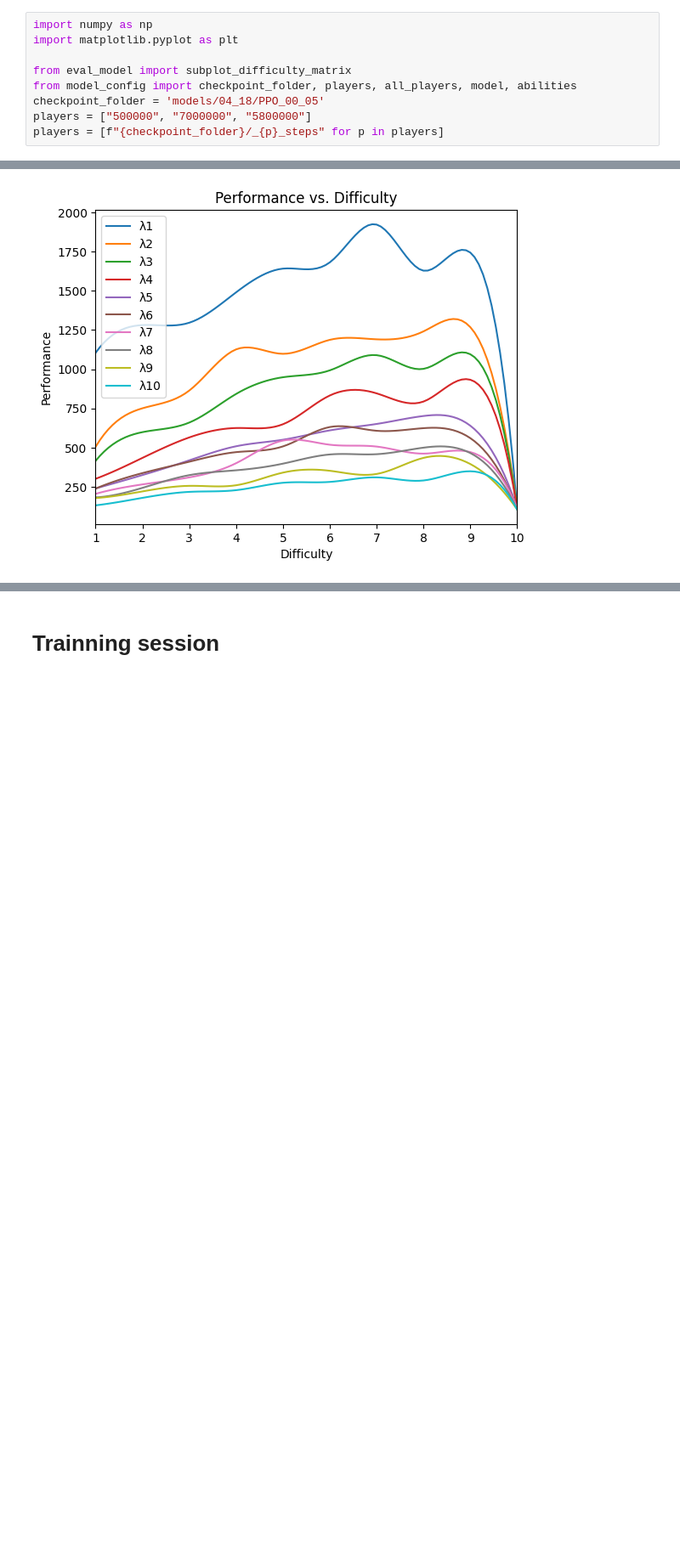
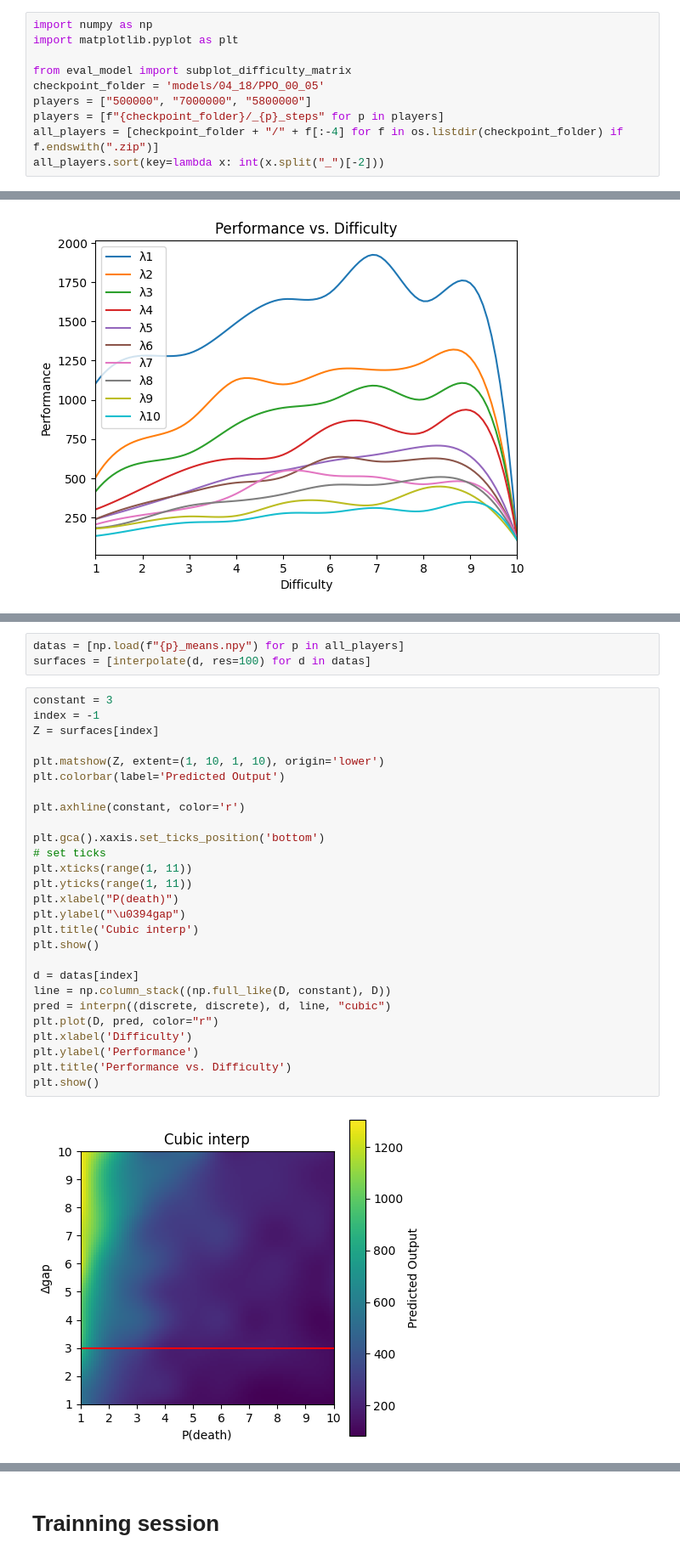
Before and after one commit to JasonMerit/Bachelors_DDA, a Jupyter notebook: interpolate_scipy.ipynb, the cells around one changed output, grey strips where cells are left out. Shown at 85% size. Cells and saved outputs as stored; diff of their text form; blank space fills up the shorter version.

```diff
--- a/interpolate_scipy.ipynb
+++ b/interpolate_scipy.ipynb
@@ -5,10 +5,11 @@ import numpy as np
 import matplotlib.pyplot as plt
 
 from eval_model import subplot_difficulty_matrix
-from model_config import checkpoint_folder, players, all_players, model, abilities
 checkpoint_folder = 'models/04_18/PPO_00_05'
 players = ["500000", "7000000", "5800000"]
 players = [f"{checkpoint_folder}/_{p}_steps" for p in players]
+all_players = [checkpoint_folder + "/" + f[:-4] for f in os.listdir(checkpoint_folder) if f.endswith(".zip")]
+all_players.sort(key=lambda x: int(x.split("_")[-2]))
 # %%
 from scipy.interpolate import interpn
 # %% [markdown]
@@ -195,0 +199,32 @@ plt.show()
+# %%
+datas = [np.load(f"{p}_means.npy") for p in all_players]
+surfaces = [interpolate(d, res=100) for d in datas]
+# %%
+constant = 3
+index = -1
+Z = surfaces[index]
+
+plt.matshow(Z, extent=(1, 10, 1, 10), origin='lower')
+plt.colorbar(label='Predicted Output')
+
+plt.axhline(constant, color='r')
+
+plt.gca().xaxis.set_ticks_position('bottom')
+# set ticks
+plt.xticks(range(1, 11))
+plt.yticks(range(1, 11))
+plt.xlabel("P(death)")
+plt.ylabel("\u0394gap")
+plt.title('Cubic interp')
+plt.show()
+
+d = datas[index]
+line = np.column_stack((np.full_like(D, constant), D))
+pred = interpn((discrete, discrete), d, line, "cubic")
+plt.plot(D, pred, color="r")
+plt.xlabel('Difficulty')
+plt.ylabel('Performance')
+plt.title('Performance vs. Difficulty')
+plt.show()
+# %% [output]
+[figure, added]
```
Also changed, not shown: parts of 16 cells of this notebook, 19 other files.
